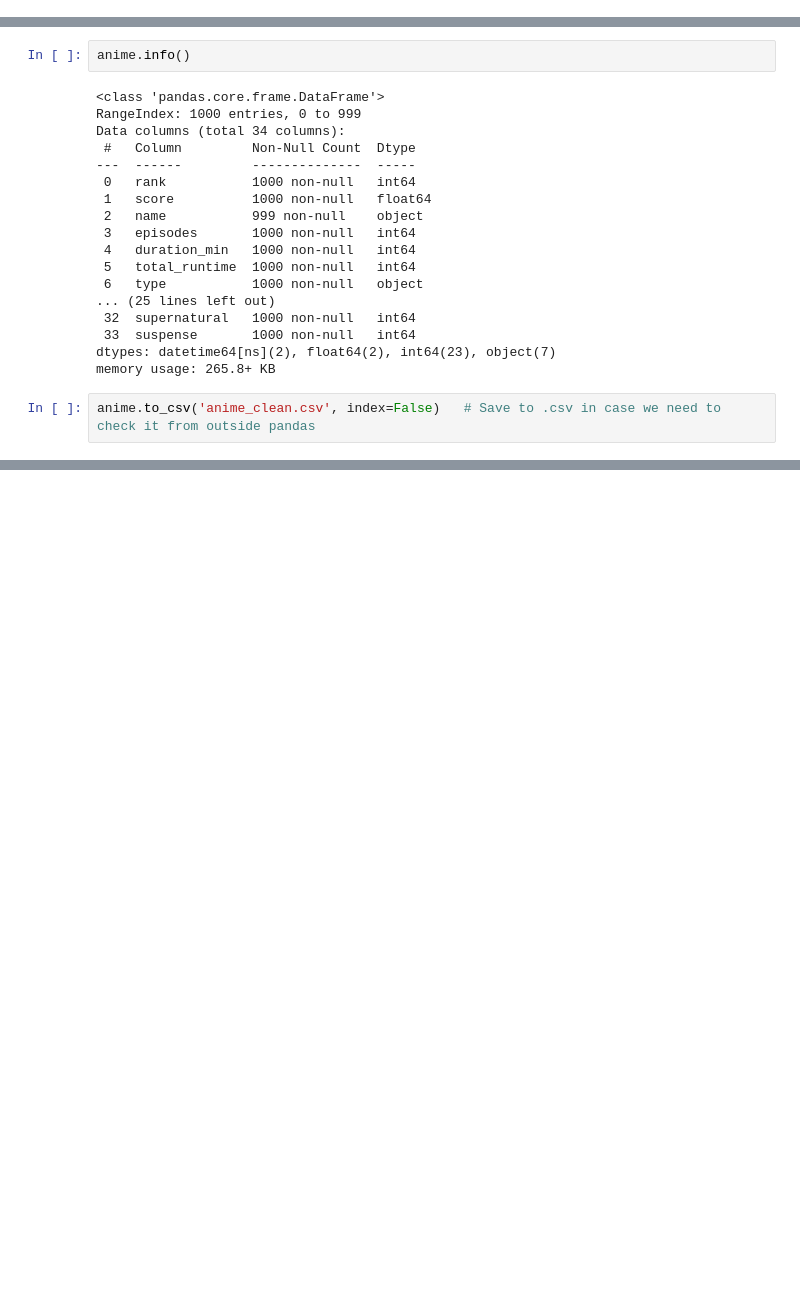
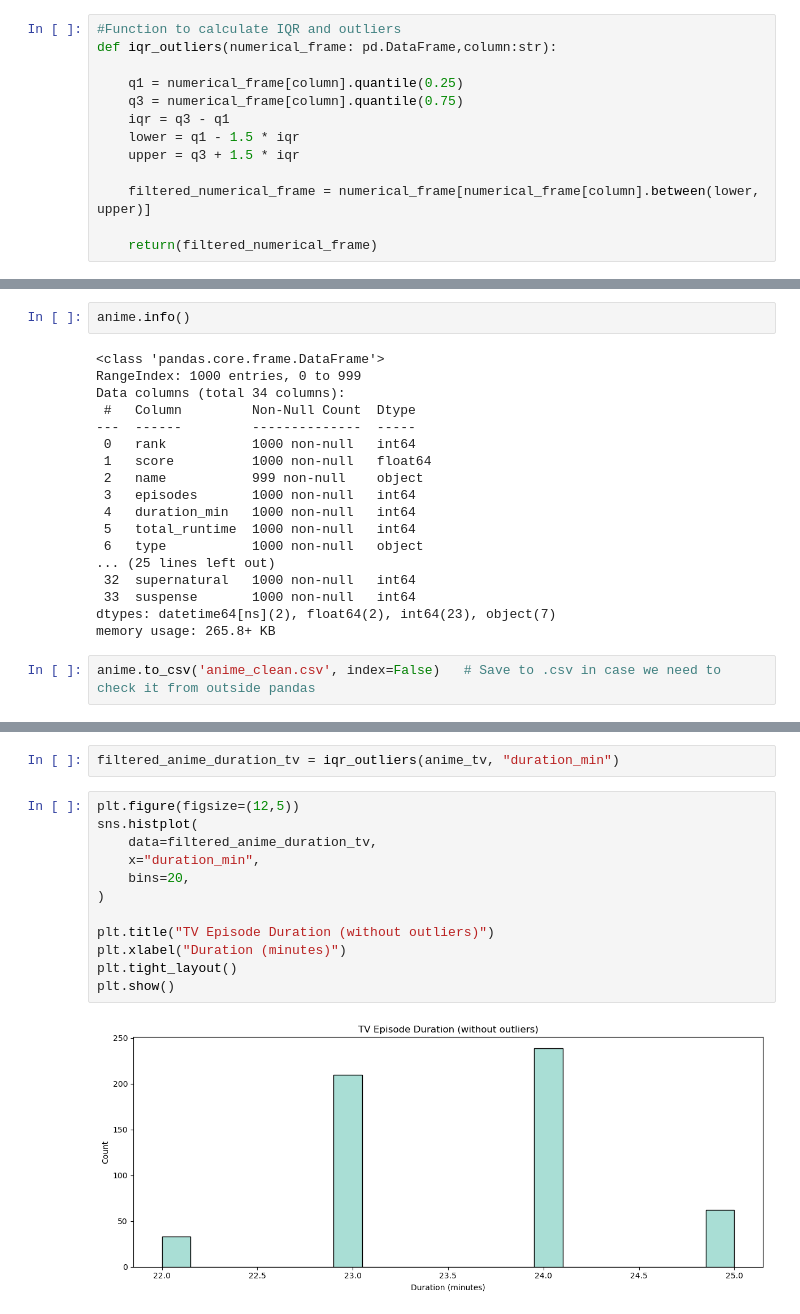
Before and after one commit to aitor-vergaramartin/project-2-eda-sql, a Jupyter notebook: project_anime.ipynb, the cells around one changed output, grey strips where cells are left out. Saved outputs shown, nothing was run; the diff lists cells and outputs as text; blank space fills up the shorter version.

```diff
--- a/project_anime.ipynb
+++ b/project_anime.ipynb
@@ -8,0 +39,13 @@ sns.set_palette("Set3")
+# %%
+#Function to calculate IQR and outliers
+def iqr_outliers(numerical_frame: pd.DataFrame,column:str):
+
+    q1 = numerical_frame[column].quantile(0.25)
+    q3 = numerical_frame[column].quantile(0.75)
+    iqr = q3 - q1
+    lower = q1 - 1.5 * iqr
+    upper = q3 + 1.5 * iqr
+
+    filtered_numerical_frame = numerical_frame[numerical_frame[column].between(lower, upper)]
+
+    return(filtered_numerical_frame)
@@ -581,0 +665,16 @@ anime.to_csv('anime_clean.csv', index=False)   # Save to .csv in case we need to
+# %%
+filtered_anime_duration_tv = iqr_outliers(anime_tv, "duration_min")
+# %%
+plt.figure(figsize=(12,5))
+sns.histplot(
+    data=filtered_anime_duration_tv,
+    x="duration_min",
+    bins=20,
+)
+
+plt.title("TV Episode Duration (without outliers)")
+plt.xlabel("Duration (minutes)")
+plt.tight_layout()
+plt.show()
+# %% [output]
+[figure, added]
```
Also changed, not shown: parts of 82 cells of this notebook.
